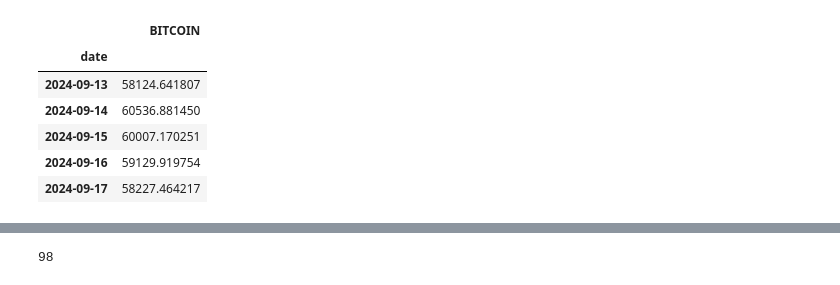
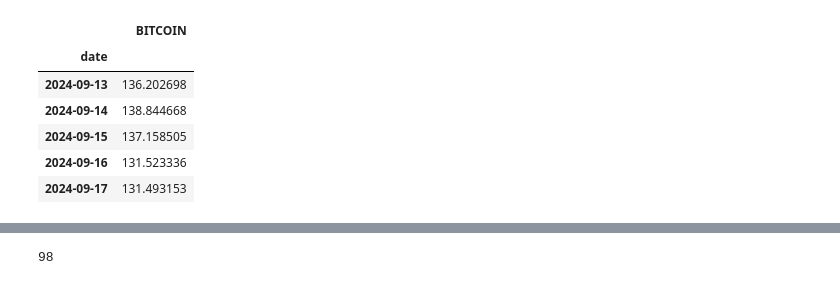
Before and after one commit to arguiot/portfolio, a Jupyter notebook: btc_Arthur.ipynb, the cells around one changed output, grey strips where cells are left out. Saved outputs shown, nothing was run; the diff lists cells and outputs as text; code cells hidden in the pictures.

```diff
--- a/btc_Arthur.ipynb
+++ b/btc_Arthur.ipynb
@@ -25,23 +25,23 @@ solvers.options['show_progress'] = False
 
 sns.set(rc={'figure.figsize':(11, 4)})
 # %%
-bitcoin = pd.read_csv('data/csv/btc.csv', index_col=0)
+bitcoin = pd.read_csv('data/csv/sol.csv', index_col=0)
 
 bitcoin = pd.DataFrame(bitcoin["ReferenceRate"])
 
 bitcoin = bitcoin.rename(columns={'ReferenceRate': 'BITCOIN'})
 bitcoin.index = bitcoin.index.rename('date')
 bitcoin.index = pd.to_datetime(bitcoin.index)
 
 bitcoin.tail()
 # %% [output]
 |  | BITCOIN |
 | date |  |
-| 2024-09-13 | 58124.641807 |
-| 2024-09-14 | 60536.881450 |
-| 2024-09-15 | 60007.170251 |
-| 2024-09-16 | 59129.919754 |
-| 2024-09-17 | 58227.464217 |
+| 2024-09-13 | 136.202698 |
+| 2024-09-14 | 138.844668 |
+| 2024-09-15 | 137.158505 |
+| 2024-09-16 | 131.523336 |
+| 2024-09-17 | 131.493153 |
 # %%
 high_risk = pd.read_csv('out/1W/btc_parity_HIGH_RISK_stress_2.xlsx_Parity.csv', index_col=0)
 
```
Also changed, not shown: parts of 23 cells of this notebook, 2 other files.
